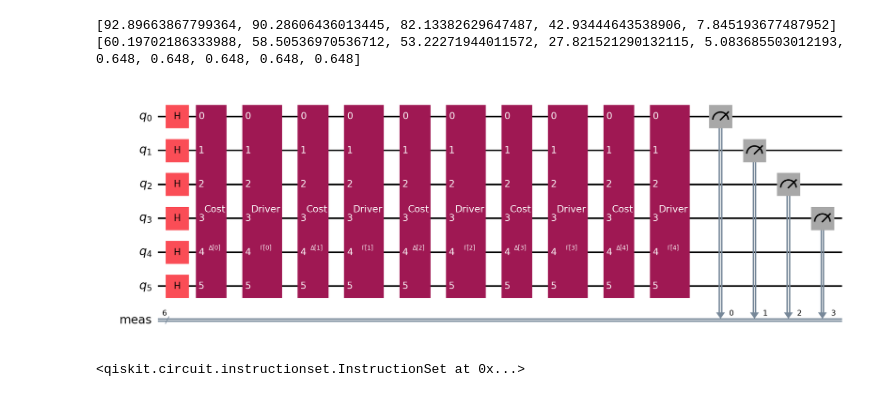
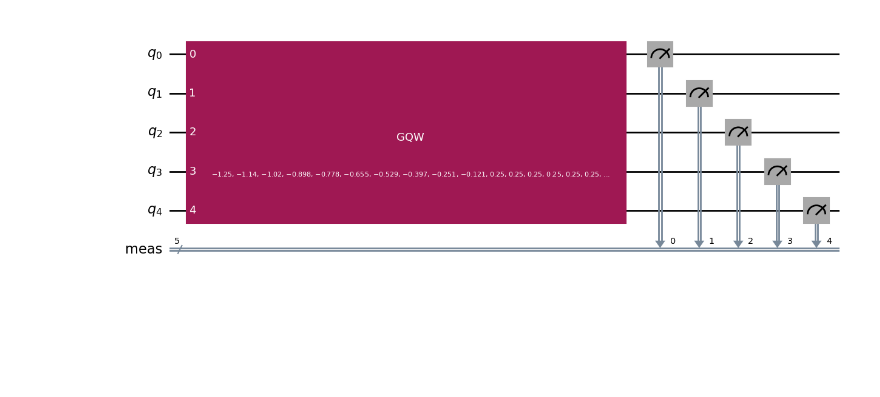
Before and after one commit to farhan2418/quantum_portfolio_optimization, a Jupyter notebook: main/notebooks/guided_hopping_rate.ipynb, the cells around one changed output. Drawn from its saved outputs; the diff is of its cells as text; code cells hidden in the pictures; blank space fills up the shorter version.

```diff
--- a/main/notebooks/guided_hopping_rate.ipynb
+++ b/main/notebooks/guided_hopping_rate.ipynb
@@ -55,54 +24,32 @@ def calc_gamma(t, T, lambda_vec: list | np.ndarray):
 # %%
-reps = 5
-T = 3.24
-# delta_t = (10 ** (-5) )* ( T /reps)
+reps = 10
+T = 2.5
 delta_t =  ( T /reps)
+
+# note: here we test out only the ansatz with initial set of lambda vector, these lambdas are not optimized to get the optimal hopping parameter set
 lambda_vec = [round(random.uniform(0, 1), 3) for i in range(4)] + [round(random.random(), 3) for _ in range(2)]
 
-# lambda_vec = [0.61029775, 0.3802406,  0.25411683, 0.90518724, 1.99407253, 0.19070556]
-
 hopping_rate = [calc_gamma(i*delta_t, T, lambda_vec) for i in range(reps)]
-print(hopping_rate)
-
-# cost_operator = SparsePauliOp(['IIIZ', 'IIZI', 'IZII', 'ZIII', 'IIZZ', 'IZIZ', 'ZIIZ', 'IZZI', 'ZIZI', 'ZZII'],
-#               coeffs=[3.02098758+0.j, 3.07855803+0.j, 3.26645289+0.j, 2.51501527+0.j,
-#  1.51608983+0.j, 1.51000473+0.j, 1.51355398+0.j, 1.51004459+0.j,
-#  1.51540905+0.j, 1.51057796+0.j])
-
-cost_operator1 = SparsePauliOp(['IIIIIZ', 'IIIIZI', 'IIIZII', 'IIZIII', 'IZIIII', 'ZIIIII', 'IIIIZZ', 'IIIZIZ', 'IIZIIZ', 'IZIIIZ', 'ZIIIIZ', 'IIIZZI', 'IIZIZI', 'IZIIZI', 'ZIIIZI', 'IIZZII', 'IZIZII', 'ZIIZII', 'IZZIII', 'ZIZIII', 'ZZIIII'],
-              coeffs=[ 0.20938976+0.j,  0.02219508+0.j, -0.62165403+0.j, -0.52183167+0.j,
- -0.16630805+0.j, -0.07081034+0.j,  2.34314136+0.j,  2.3438048 +0.j,
-  2.34643442+0.j,  2.34496855+0.j,  2.34526134+0.j,  2.34737378+0.j,
-  2.34400334+0.j,  2.3447599 +0.j,  2.34757129+0.j,  2.3492991 +0.j,
-  2.34974653+0.j,  2.35313552+0.j,  2.35907177+0.j,  2.34988862+0.j,
-  2.35288293+0.j])
+cost_operator = SparsePauliOp(['IIIIZ', 'IIIZI', 'IIZII', 'IZIII', 'ZIIII', 'IIIZZ', 'IIZIZ', 'IZIIZ', 'ZIIIZ', 'IIZZI', 'IZIZI', 'ZIIZI', 'IZZII', 'ZIZII', 'ZZIII'],
+              coeffs=[-2.17859671+0.j, -1.8058102 +0.j, -1.4477227 +0.j, -2.17335664+0.j,
+ -1.71807745+0.j,  2.08131781+0.j,  2.08221245+0.j,  2.08198895+0.j,
+  2.08346173+0.j,  2.07711691+0.j,  2.08177769+0.j,  2.08500311+0.j,
+  2.0836148 +0.j,  2.08207505+0.j,  2.08628862+0.j])
 
 evolution = LieTrotter()
 # evolution = None
-ansatz = GQWAnsatz(cost_operator1, hopping_rate=hopping_rate, reps = reps, time = T, flatten= False, evolution= evolution)
+ansatz = GQWAnsatz(cost_operator, hopping_rate=hopping_rate, reps = reps, time = T, flatten= False, evolution= evolution)
 
-
-# not clear whether to multiply with delta_t again
 h_parameters = [
- delta_t * calc_gamma( i * delta_t, T, lambda_vec) for i in range (reps)
+ -1*delta_t * calc_gamma( i * delta_t, T, lambda_vec) for i in range (reps)
 ] + [delta_t for _ in range(reps)]
 
-# h_parameters = [1, 2, 3, 4, 5, 6]
 ansatz.num_parameters
-# ansatz.assign_parameters(h_parameters, inplace= True)
-print(h_parameters)
+ansatz.assign_parameters(h_parameters, inplace= True)
-# %% [output]
-[92.89663867799364, 90.28606436013445, 82.13382629647487, 42.93444643538906, 7.845193677487952]
-[60.19702186333988, 58.50536970536712, 53.22271944011572, 27.821521290132115, 5.083685503012193, 0.648, 0.648, 0.648, 0.648, 0.648]
 # %%
-ansatz.measure(range(4), range(4))
-ansatz.decompose().draw('mpl', 1.5)
+ansatz.measure(range(5), range(5))
+ansatz.draw('mpl')
 # %% [output]
-[figure, old version]
+[figure, new version]
-# %%
-
-ansatz.measure(range(4), range(4))
-# %% [output]
-<qiskit.circuit.instructionset.InstructionSet at 0x...>
 # %%
 sim = Aer.get_backend('aer_simulator')
```
Also changed, not shown: parts of 5 cells of this notebook, 2 other files.
